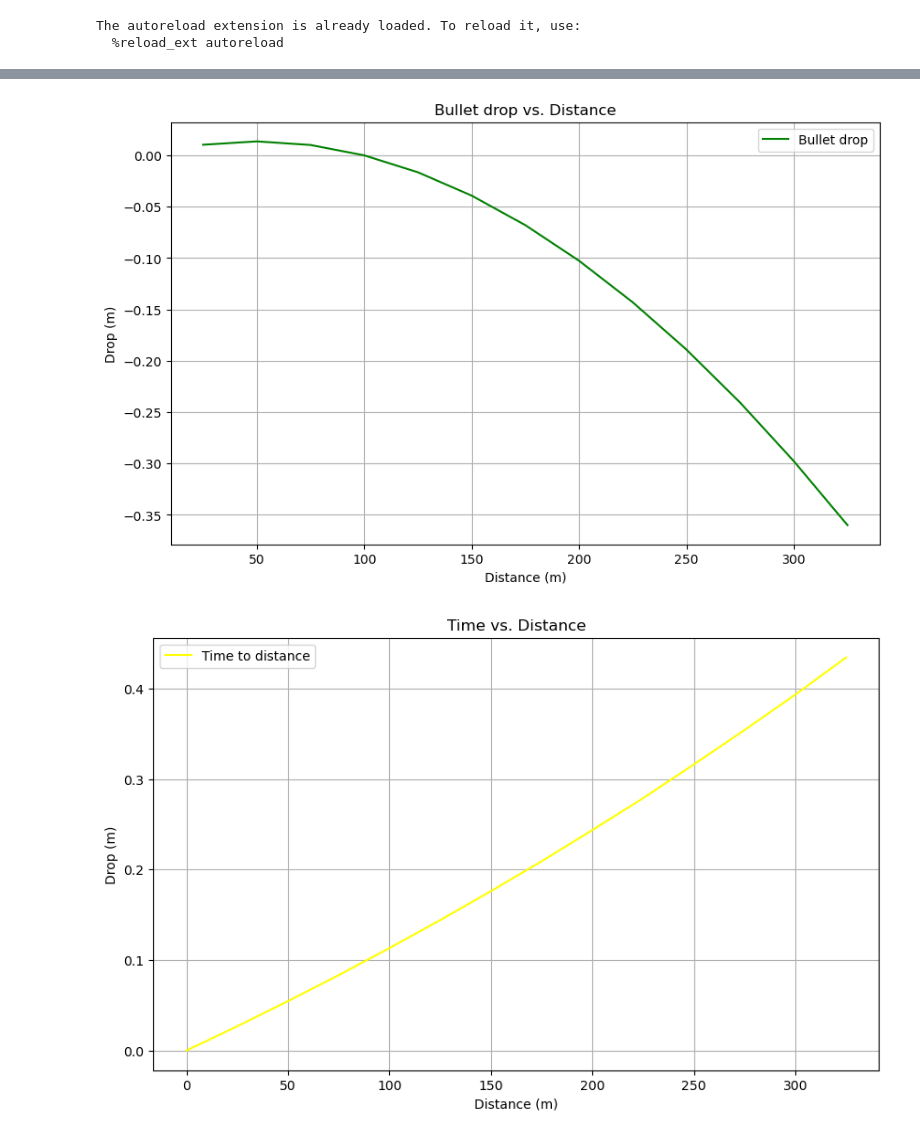
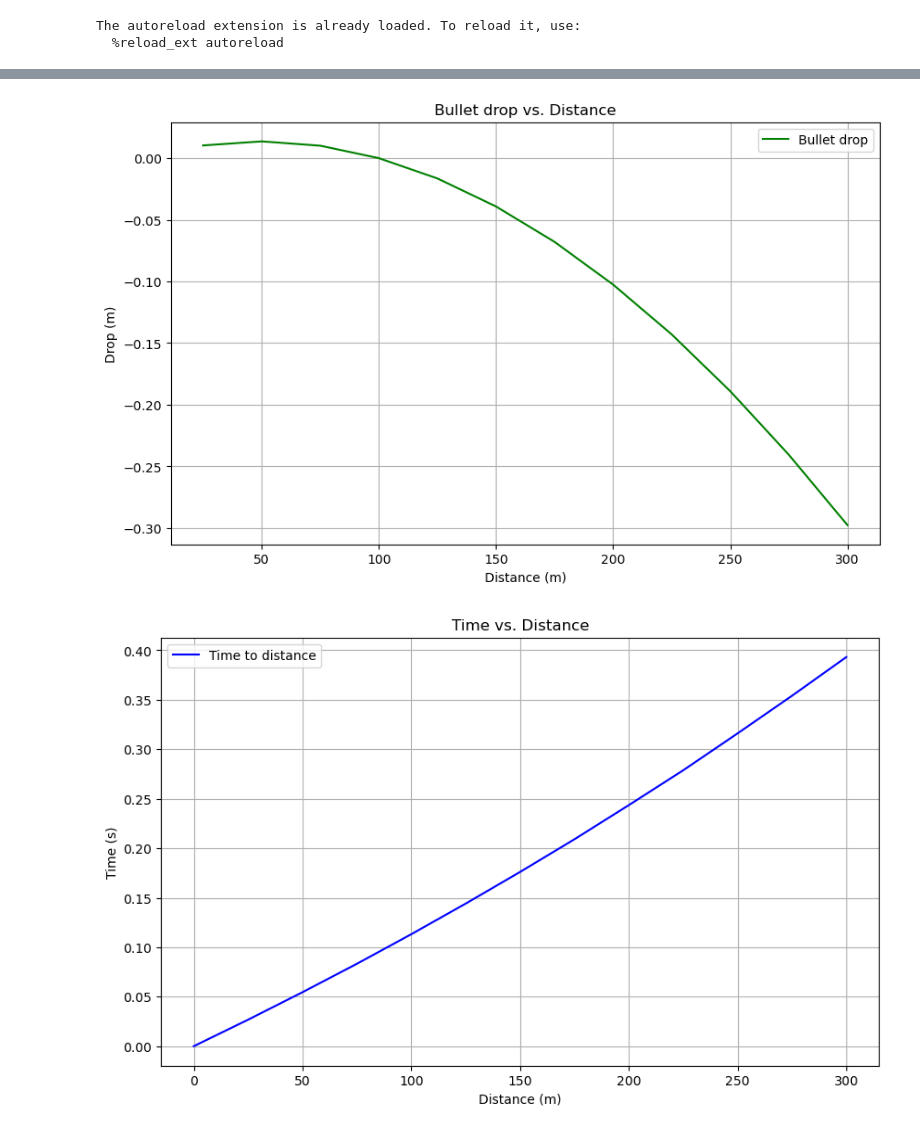
Before and after one commit to theresiasnow/ballistics, a Jupyter notebook: ballistics.ipynb, the cells around one changed output, grey strips where cells are left out. Saved outputs shown, nothing was run; the diff lists cells and outputs as text; code cells hidden in the pictures.

```diff
--- a/ballistics.ipynb
+++ b/ballistics.ipynb
@@ -22,9 +22,13 @@ The autoreload extension is already loaded. To reload it, use:
   %reload_ext autoreload
 # %%
 # Constants
+d_min = 0 # m
+d_max = 300 # m
+
 temp = 20.0 # degrees Celsius
 pressure = 1020 * 100# Pa
 humidity = 0.778 # 70% humidity
+latitude = 59 # degrees
 
 air_density = b.calculate_air_density(temp, pressure, humidity)
 os.environ['AIR_DENSITY'] = str(air_density) # kg/m3 needed in ballistics.py
@@ -35,11 +39,12 @@ d_zero = 100 # m
 
 v0 = 950 # m/s
 bc = 0.275
+m_per_inch = 0.0254
 bullet_weight = 55 * 0.00006479891  # kg
-bullet_diameter = 0.224 * 0.0254   # m
+bullet_diameter = 0.224 * m_per_inch   # m
 bullet_area = pi * (bullet_diameter / 2) ** 2  # m2
-d_min = 0 # m
-d_max = 325 # m
+bullet_length = 0.75 * m_per_inch
+twist_rate = 7 * m_per_inch
 # %%
 # Base calculations
 bc_metric = b.convert_bc_to_metric(bc)
@@ -90,19 +97,19 @@ plt.grid(True)
 plt.legend()
 plt.show()
 # %% [output]
-[figure, old version]
+[figure, new version]
 # %%
 # Plotting the time to distance
 plt.figure(figsize=(10, 6))
-plt.plot(distances, time_to_distances, label='Time to distance', color='yellow')
+plt.plot(distances, time_to_distances, label='Time to distance', color='blue')
 plt.title("Time vs. Distance")
 plt.xlabel("Distance (m)")
-plt.ylabel("Drop (m)")
+plt.ylabel("Time (s)")
 plt.grid(True)
 plt.legend()
 plt.show()
 # %% [output]
-[figure, old version]
+[figure, new version]
 # %%
 # Ballistic tables
 velocities = np.round(velocities, 0).astype(int)
```
Also changed, not shown: parts of 5 cells of this notebook, 1 other file.
